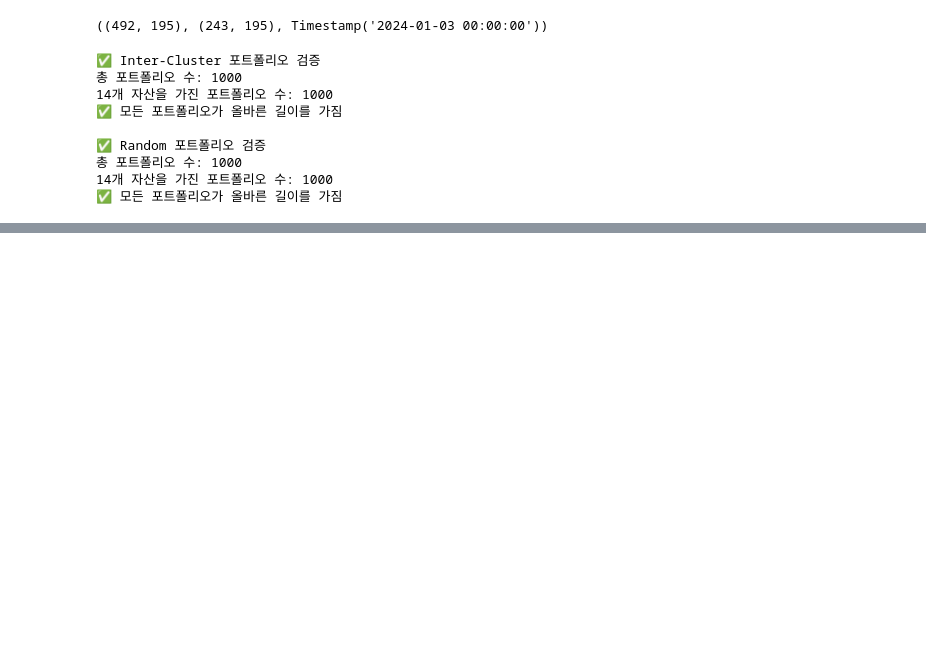
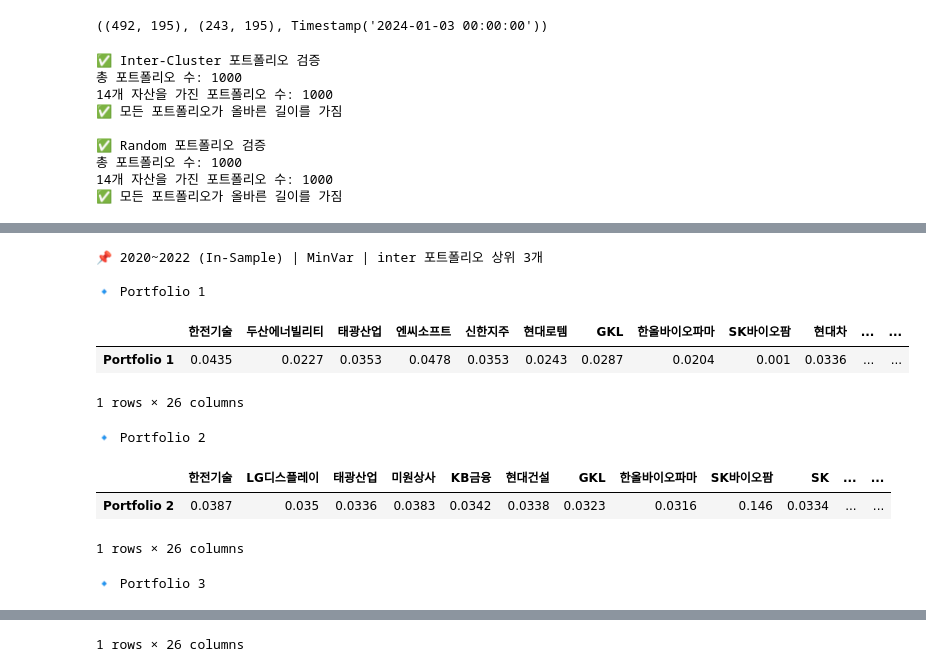
Before and after one commit to susungpark/SW-Capstone-Design, a Jupyter notebook: code/clustering_portfolio.ipynb, the cells around one changed output, grey strips where cells are left out. Drawn from its saved outputs; the diff is of its cells as text; code cells hidden in the pictures; blank space fills up the shorter version.

```diff
--- a/code/clustering_portfolio.ipynb
+++ b/code/clustering_portfolio.ipynb
@@ -1331,8 +1332,9 @@ check_portfolio_lengths(random_portfolios_2020_2022, expected_len=num_clusters_2
 26개 자산을 가진 포트폴리오 수: 1000
 ✅ 모든 포트폴리오가 올바른 길이를 가짐
 # %%
-def optimize_and_evaluate(portfolio_list, returns_in, returns_out, optimizer_func):
-    sortino_scores, cvar_scores, mdd_scores, omega_scores = [], [], [], []
+
+def optimize_and_evaluate_with_weights(portfolio_list, returns_in, returns_out, optimizer_func):
+    sortino_scores, cvar_scores, mdd_scores, omega_scores, weight_records = [], [], [], [], []
 
     for portfolio in portfolio_list:
         try:
@@ -1346,11 +1348,12 @@ def optimize_and_evaluate(portfolio_list, returns_in, returns_out, optimizer_fun
             cvar_scores.append(cvar(pf_out))
             mdd_scores.append(max_drawdown(pf_out))
             omega_scores.append(omega_ratio(pf_out))
+            weight_records.append(pd.Series(weights, index=sub_in.columns))  # ⬅️ 종목 이름과 함께 저장
 
-        except:
+        except Exception:
             continue
 
-    return sortino_scores, cvar_scores, mdd_scores, omega_scores
+    return sortino_scores, cvar_scores, mdd_scores, omega_scores, weight_records
 # %%
 optimizers = {
     'MinVar': markowitz_min_variance,
@@ -2243,0 +2407,69 @@ for method in results_in_all.keys():
+# %%
+import pandas as pd
+from IPython.display import display
+
+# 각 window별 설정 (weights 변수들 다시 정의 필요)
+windows = {
+    '2020_2022': {
+        'weights': weights_in_all_2020_2022,
+        'label': '2020~2022'
+    },
+    '2021_2023': {
+        'weights': weights_in_all_2021_2023,
+        'label': '2021~2023'
+    },
+    '2022_2024': {
+        'weights': weights_in_all_2022_2024,
+        'label': '2022~2024'
+    }
+}
+
+windows_out = {
+    '2020_2022': {
+        'weights': weights_out_all_2020_2022,
+        'label': '2020~2022'
+    },
+    '2021_2023': {
+        'weights': weights_out_all_2021_2023,
+        'label': '2021~2023'
+    },
+    '2022_2024': {
+        'weights': weights_out_all_2022_2024,
+        'label': '2022~2024'
+    }
+}
+
+# 동일한 방식으로 출력
+
+def display_top3_weights_transposed(weights_all, window_label, is_out=False):
+    for opt_method in weights_all.keys():
+        for group in ['inter', 'random']:
+            tag = "(Out-of-Sample)" if is_out else "(In-Sample)"
+            print(f"\n📌 {window_label} {tag} | {opt_method} | {group} 포트폴리오 상위 3개")
+
+            top_weights = weights_all[opt_method][group][:3]
+            for i, w in enumerate(top_weights):
+                print(f"\n🔹 Portfolio {i + 1}")
+                df = pd.DataFrame(w.round(4)).T  # Transpose so 종목이 열, 가중치가 행
+                df.index = [f"Portfolio {i+1}"]
+                display(df)
+
+# In-sample 출력
+for window_key, window_data in windows.items():
+    display_top3_weights_transposed(window_data['weights'], window_data['label'], is_out=False)
+
+# Out-of-sample 출력
+for window_key, window_data in windows_out.items():
+    display_top3_weights_transposed(window_data['weights'], window_data['label'], is_out=True)
+# %% [output]
+📌 2020~2022 (In-Sample) | MinVar | inter 포트폴리오 상위 3개
+
+🔹 Portfolio 1
+|  | 한전기술 | 두산에너빌리티 | 태광산업 | 엔씨소프트 | 신한지주 | 현대로템 | GKL | 한올바이오파마 | SK바이오팜 | 현대차 | ... | ... |
+| Portfolio 1 | 0.0435 | 0.0227 | 0.0353 | 0.0478 | 0.0353 | 0.0243 | 0.0287 | 0.0204 | 0.001 | 0.0336 | ... | ... |
+1 rows × 26 columns
+🔹 Portfolio 2
+|  | 한전기술 | LG디스플레이 | 태광산업 | 미원상사 | KB금융 | 현대건설 | GKL | 한올바이오파마 | SK바이오팜 | SK | ... | ... |
+| Portfolio 2 | 0.0387 | 0.035 | 0.0336 | 0.0383 | 0.0342 | 0.0338 | 0.0323 | 0.0316 | 0.146 | 0.0334 | ... | ... |
+1 rows × 26 columns
+🔹 Portfolio 3
@@ -2243,0 +2478 @@ for method in results_in_all.keys():
+1 rows × 26 columns
```
Also changed, not shown: parts of 11 cells of this notebook.
